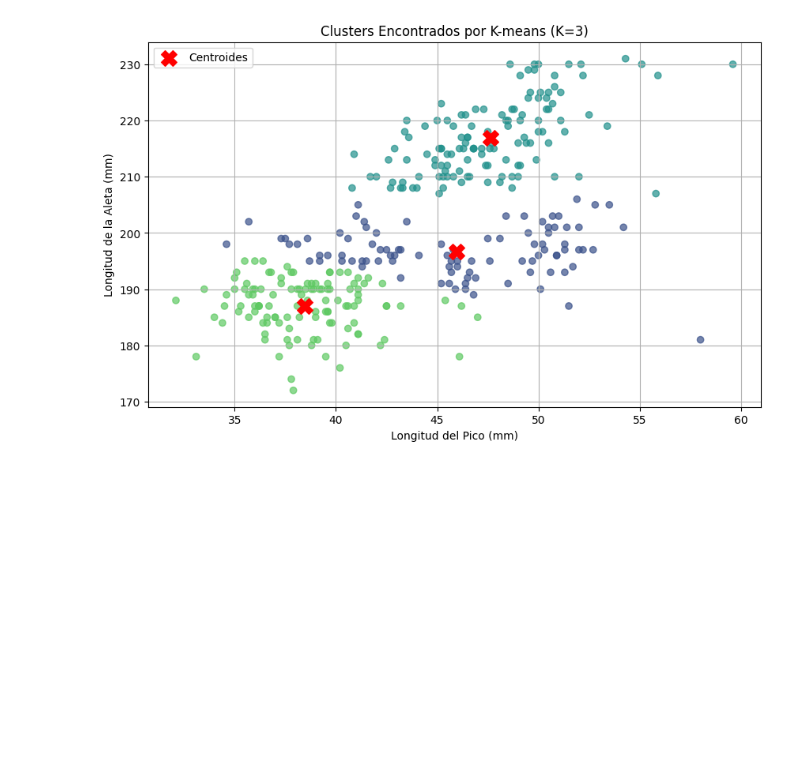
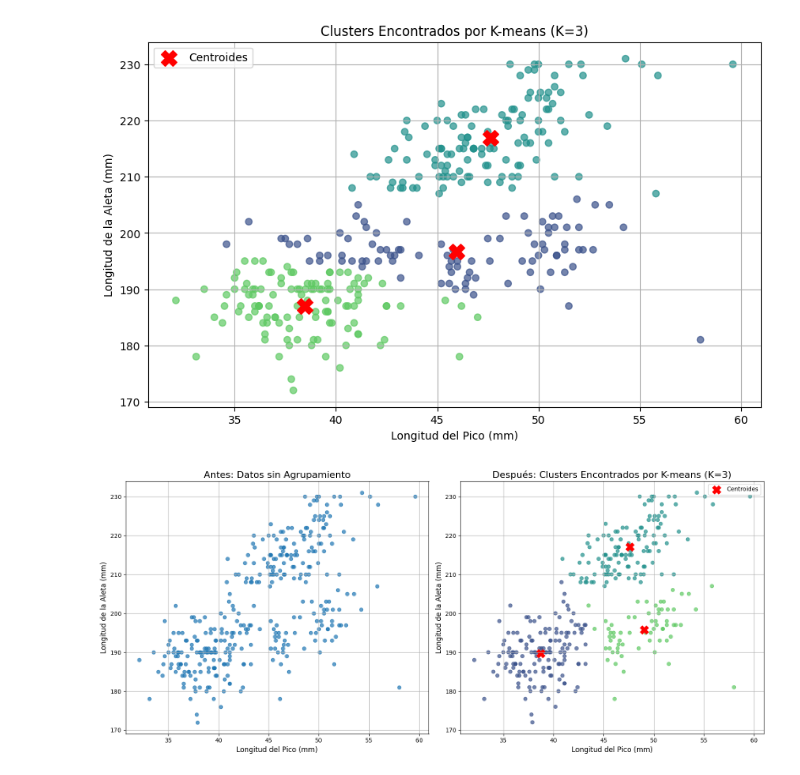
Before and after one commit to valenlopezzz04/K-means-Expo, a Jupyter notebook: K_means.ipynb, the cells around one changed output. Drawn from its saved outputs; the diff is of its cells as text; code cells hidden in the pictures; blank space fills up the shorter version.

```diff
--- a/K_means.ipynb
+++ b/K_means.ipynb
@@ -184,6 +196,57 @@ plt.grid(True)
 plt.show()
 # %% [output]
 [figure]
+# %%
+import matplotlib.pyplot as plt
+import seaborn as sns
+from sklearn.cluster import KMeans
+from sklearn.preprocessing import StandardScaler
+import pandas as pd
+
+# Suponiendo que 'penguins' ya está cargado y limpio
+# Si no, usa el código de los pasos anteriores para cargarlo y limpiarlo
+penguins_clean = penguins.dropna()
+X = penguins_clean[['bill_length_mm', 'flipper_length_mm']]
+
+# Aplicar K-means (usando el código de los pasos anteriores)
+scaler = StandardScaler()
+X_scaled = scaler.fit_transform(X)
+kmeans = KMeans(n_clusters=3, random_state=42, n_init=10)
+clusters = kmeans.fit_predict(X_scaled)
+centroides_scaled = kmeans.cluster_centers_
+centroides_original = scaler.inverse_transform(centroides_scaled)
+
+# Crear la figura con dos subplots
+fig, axes = plt.subplots(1, 2, figsize=(16, 7))
+
+# --- Gráfico de la izquierda: EL ANTES ---
+axes[0].scatter(X['bill_length_mm'], X['flipper_length_mm'], alpha=0.7)
+axes[0].set_title('Antes: Datos sin Agrupamiento', fontsize=16)
+axes[0].set_xlabel('Longitud del Pico (mm)', fontsize=12)
+axes[0].set_ylabel('Longitud de la Aleta (mm)', fontsize=12)
+axes[0].grid(True)
+
+# --- Gráfico de la derecha: EL DESPUÉS ---
+# Crear una paleta de colores
+palette = sns.color_palette("viridis", 3)
+colors = [palette[cluster_id] for cluster_id in clusters]
+
+# Graficar los puntos del dataset, coloreados por cluster
+axes[1].scatter(X['bill_length_mm'], X['flipper_length_mm'], c=colors, alpha=0.7)
+# Graficar los centroides finales
+axes[1].scatter(centroides_original[:, 0], centroides_original[:, 1], marker='X', s=200, c='red', label='Centroides')
+
+axes[1].set_title('Después: Clusters Encontrados por K-means (K=3)', fontsize=16)
+axes[1].set_xlabel('Longitud del Pico (mm)', fontsize=12)
+axes[1].set_ylabel('Longitud de la Aleta (mm)', fontsize=12)
+axes[1].legend()
+axes[1].grid(True)
+
+# Ajustar el layout y mostrar el gráfico
+plt.tight_layout()
+plt.show()
+# %% [output]
+[figure, added]
 # %% [markdown]
 
 #### 1. ¿Qué nos muestra el gráfico?
```
Also changed, not shown: parts of 5 cells of this notebook.
